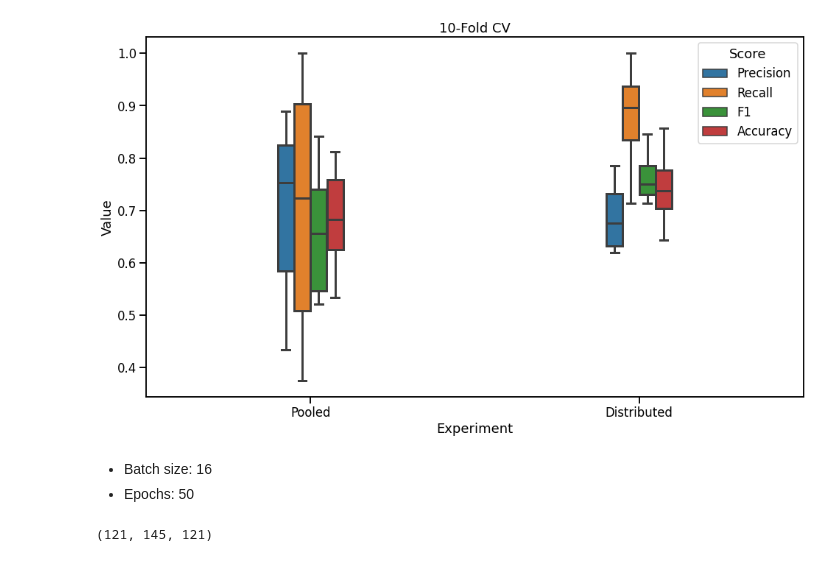
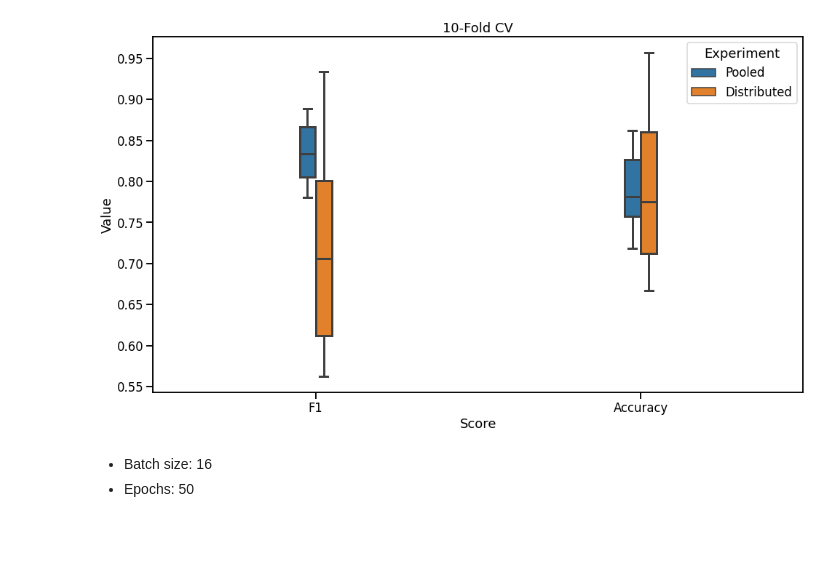
Before and after one commit to trendscenter/dinunet_implementations_gpu, a Jupyter notebook: NB.ipynb, the cells around one changed output. Cells and saved outputs as stored; diff of their text form; code cells hidden in the pictures; blank space fills up the shorter version.

```diff
--- a/NB.ipynb
+++ b/NB.ipynb
@@ -7,3 +7,11 @@ import seaborn as sns
 import os
 import itertools
 from PIL import Image as IMG
+import nibabel as ni
+import torchio as tio
+import json
+plt.rcParams["figure.figsize"] = (11, 11)
+
+%matplotlib notebook
+%matplotlib notebook
+import math
@@ -12,32 +43,38 @@ prfas = glob.glob('pooled_log/*_prfa.txt')
 # %%
 scores = [['Experiment','Score','Value']]
-for p in prfas:
-    if 'global' in p:
-        continue
-    prfa = open(p).readline()
-    p,r,f1,a = [float(a) for a in prfa[1:-1].split(',')]
-    scores.append(['Pooled', 'Precision', p])
-    scores.append(['Pooled', 'Recall', r])
+epochs_pooled = []
+for f in range(10):
+    fdir = f'pooled_logs{os.sep}fold_{f}'
+    prfa = open(fdir+os.sep+'test_metrics.csv')
+    prfa.readline()
+    prfa = prfa.readline()
+    loss, a,f1,_,_ = [float(a) for a in prfa[1:-1].split(',')]
     scores.append(['Pooled', 'F1', f1])
     scores.append(['Pooled', 'Accuracy', a])
+
+    log = json.loads(open(fdir+os.sep+'logs.json').read())
+    epochs_pooled.append((log['best_val_epoch']))
 # %%
-for s in range(6, 10):
-    prfa = open(f'test/output/remote/simulatorRun/vbm/{s}/test_log.csv').readlines()[1]
+epochs_dist = []
+for s in range(10):
+    base_dir = f'data/output/remote/simulatorRun/vbm_3d_age_classification/fold_{s}/'
+    prfa = open(f'{base_dir}test_metrics.csv').readlines()[1]
     prfa = prfa.strip().split(',')
-    _, p,r,f1,a = [float(a) for a in prfa]
-    scores.append(['Distributed', 'Precision', p])
-    scores.append(['Distributed', 'Recall', r])
+    _, f1,a, _, _ = [float(a) for a in prfa]
     scores.append(['Distributed', 'F1', f1])
     scores.append(['Distributed', 'Accuracy', a])
+
+    log = json.loads(open(base_dir+os.sep+'logs.json').read())
+    epochs_dist.append((log['best_val_epoch']))
 # %%
 df = pd.DataFrame(scores[1:], columns=scores[0])
 plt.rcParams['figure.figsize'] = 16, 9
 sns.set_context("talk")
 plt.title('10-Fold CV')
-ax = sns.boxplot(x='Experiment', y='Value', hue='Score',
-                 data=df, linewidth=3, dodge=True, width=0.2)
+ax = sns.boxplot(x='Score', y='Value', hue='Experiment',
+                 data=df, linewidth=3, dodge=True, width=0.1)
 # %% [output]
-[figure, old version]
+[figure, new version]
 # %% [markdown]
 - Batch size: 16
 - Epochs: 50
@@ -48,7 +80,0 @@ import nibabel as ni
-# %%
-obj = ni.load('test/input/local0/simulatorRun/nifti_file_S00/M02101222_swc1t1avg.nii')
-arr = np.array(obj.dataobj)
-# arr[arr<0.05] = 0
-print(arr.shape)
-# %% [output]
-(121, 145, 121)
```
Also changed, not shown: parts of 26 cells of this notebook.
